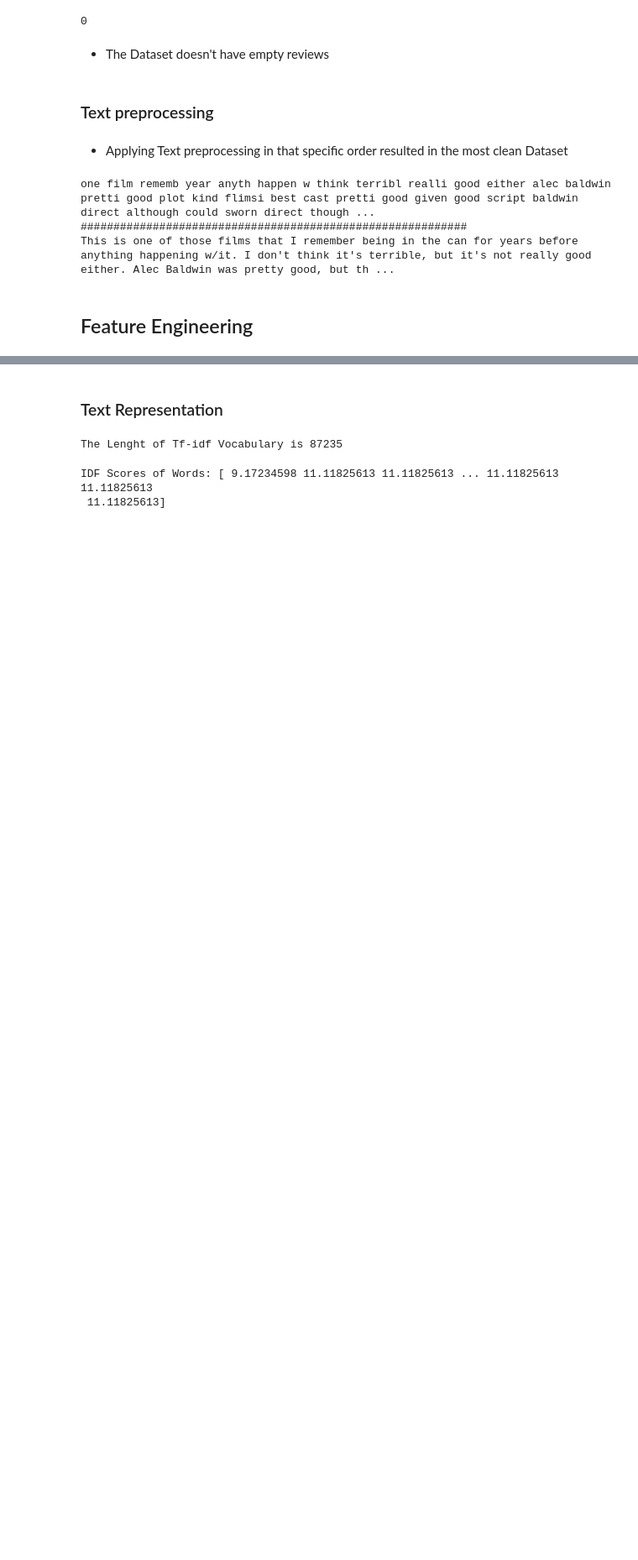
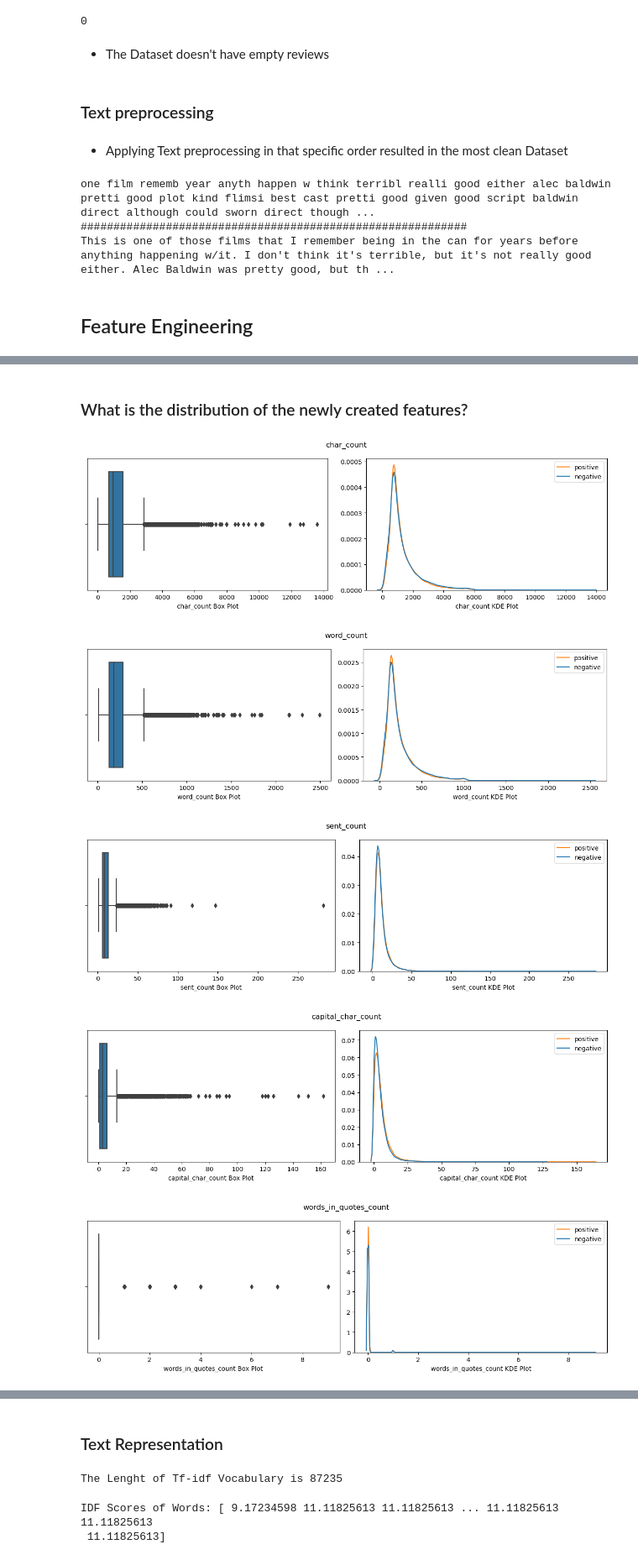
Before and after one commit to AlyAEE/IMDB-Reviews-Sentiment-Analysis-Project, a Jupyter notebook: NoteBooks/IMDB Reviews Sentiment Analysis.ipynb, the cells around one changed output, grey strips where cells are left out. Shown at 84% size. Drawn from its saved outputs; the diff is of its cells as text; code cells hidden in the pictures; blank space fills up the shorter version.

```diff
--- a/NoteBooks/IMDB Reviews Sentiment Analysis.ipynb
+++ b/NoteBooks/IMDB Reviews Sentiment Analysis.ipynb
@@ -169,3 +197,20 @@ def stopwords_count(text):
     word_tokens = word_tokenize(text)
     stopwords_x = [w for w in word_tokens if w in stop_words]
     return len(stopwords_x)
+# %%
+# visualize Box plot and KDE plot
+def visualize_features(col, legend):
+
+    plt.rcParams["figure.figsize"] = [12, 4]
+    plt.rcParams["figure.autolayout"] = True
+    f, axes = plt.subplots(1, 2)
+    sns.boxplot(x=col, hue=legend, ax=axes[0])
+    sns.kdeplot(x=col, hue=legend, ax=axes[1])
+    plt.legend(legend.unique())
+    axes[0].set_xlabel(f'{col.name[1]} Box Plot')
+    axes[1].set_xlabel(f'{col.name[1]} KDE Plot')
+    plt.ylabel('')
+    plt.suptitle(col.name[1])
+    # Save the figure
+    save_fig(f'2-{col.name[1]} Box plot and KDE plot')
+    plt.show()
@@ -323,0 +448,2 @@ featured_df = pd.read_pickle(ENGINEERED_PATH)
+# %%
+temp_df = prep_df.copy()
@@ -323,0 +466,3 @@ featured_df = pd.read_pickle(ENGINEERED_PATH)
+# %%
+# Convert the sentiments to integer labels
+temp_df['labels'] = temp_df['sentiment'].apply(lambda x: 1 if x == 'positive' else 0)
@@ -323,0 +518,13 @@ featured_df = pd.read_pickle(ENGINEERED_PATH)
+# %% [markdown]
+### What is the distribution of the newly created features?
+# %%
+# Plot the Box plot and KDE plot
+cols = featured_df['featured_cols'].columns.tolist()
+for col in cols:
+    visualize_features(featured_df['featured_cols', col], temp_df['sentiment'])
+# %% [output]
+[figure, added]
+[figure, added]
+[figure, added]
+[figure, added]
+[figure, added]
```
Also changed, not shown: parts of 55 cells of this notebook, 18 other files.
